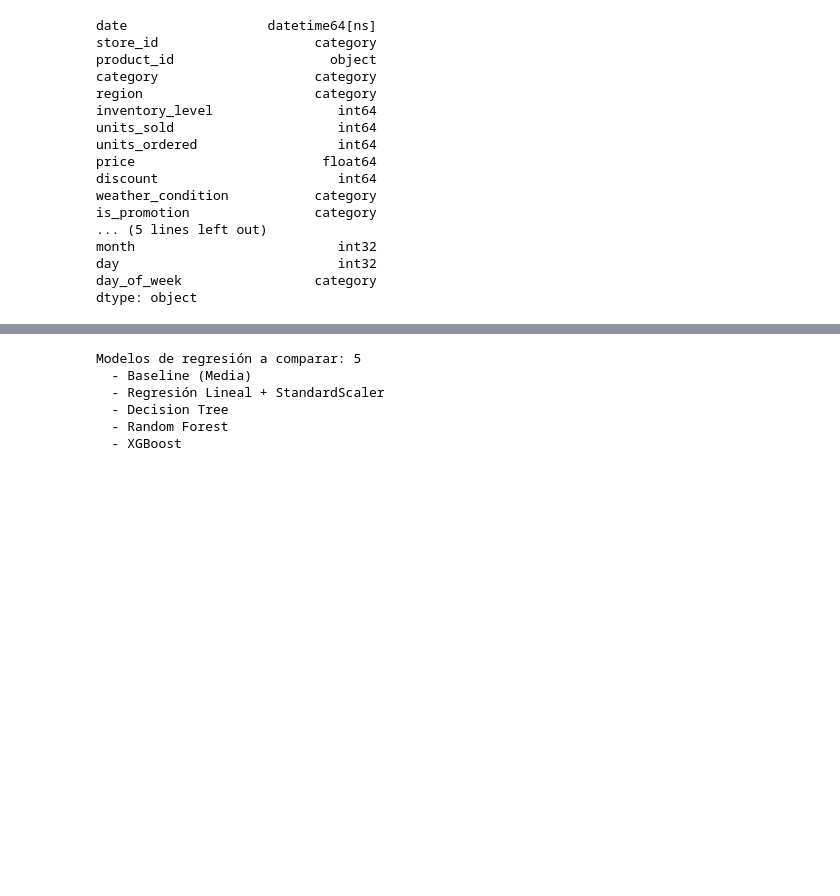
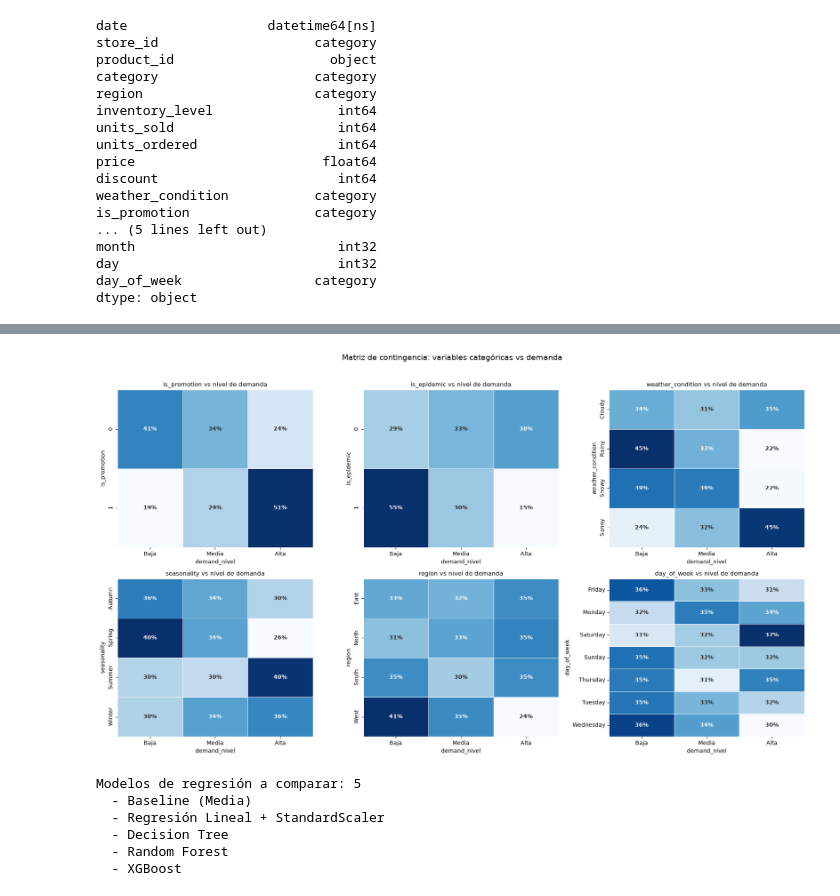
Before and after one commit to diegorod14/20261_Business_Predictive_Analytics, a Jupyter notebook: Notebooks/Modeling_corregido.ipynb, the cells around one changed output, grey strips where cells are left out. Drawn from its saved outputs; the diff is of its cells as text; code cells hidden in the pictures; blank space fills up the shorter version.

```diff
--- a/Notebooks/Modeling_corregido.ipynb
+++ b/Notebooks/Modeling_corregido.ipynb
@@ -51,3 +76,27 @@ df = df.drop(columns=["store_id", "product_id", "units_sold", "units_ordered", "
+# %%
+df_temp = df.copy()
+df_temp['demand_nivel'] = pd.qcut(df_temp['demand'], q=3,
+                                    labels=['Baja', 'Media', 'Alta'])
+
+categoricas = ['is_promotion', 'is_epidemic', 'weather_condition',
+               'seasonality', 'region', 'day_of_week']
+
+fig, axes = plt.subplots(2, 3, figsize=(18, 10))
+
+for ax, col in zip(axes.flatten(), categoricas):
+    ct = pd.crosstab(df_temp[col], df_temp['demand_nivel'], normalize='index')
+    ct = ct[['Baja', 'Media', 'Alta']]  # orden consistente
+    sns.heatmap(ct, annot=True, fmt='.0%', cmap='Blues', cbar=False, ax=ax,
+                linewidths=0.5, annot_kws={'weight': 'bold'})
+    ax.set_title(f'{col} vs nivel de demanda', fontsize=11)
+    ax.set_ylabel(col)
+
+plt.suptitle('Matriz de contingencia: variables categóricas vs demanda',
+             fontsize=14, y=1.02)
+plt.tight_layout()
+plt.show()
+# %% [output]
+[figure, added]
 # %%
 X = pd.get_dummies(df.drop(columns=["demand"]), drop_first=True)
 y = df["demand"]
```
Also changed, not shown: parts of 2 cells of this notebook, 3 other files.
